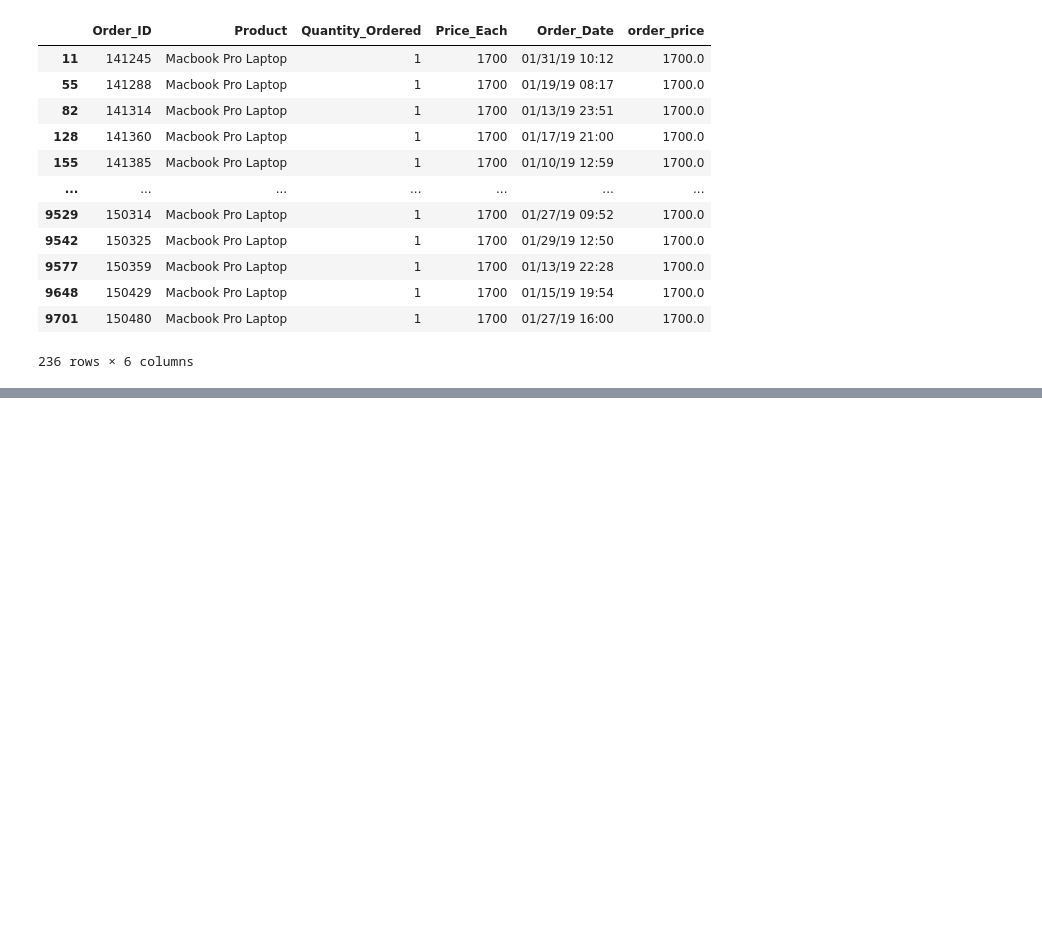
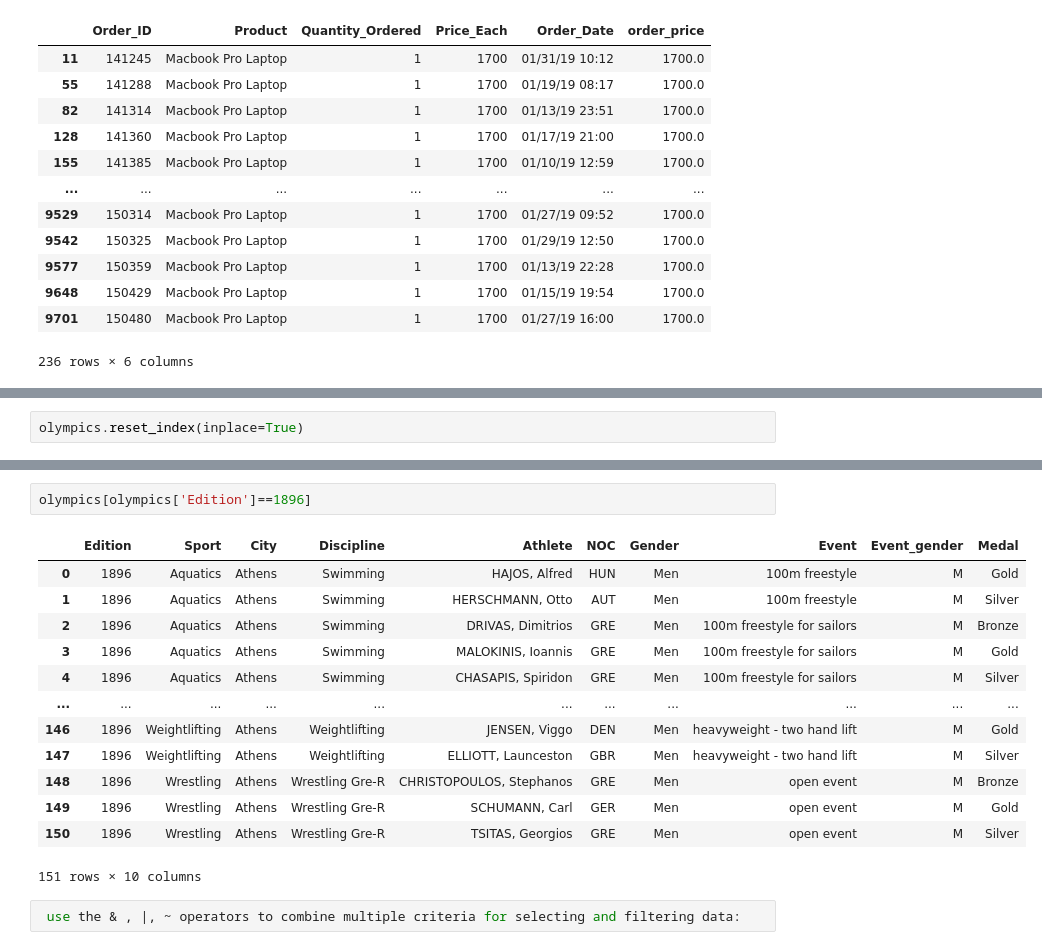
Before and after one commit to Edubridge-karthik/Advance-Python, a Jupyter notebook: EONDA- Pandas on 28th and 29th .ipynb, the cells around one changed output, grey strips where cells are left out. Drawn from its saved outputs; the diff is of its cells as text; blank space fills up the shorter version.

```diff
--- a/EONDA- Pandas on 28th and 29th .ipynb
+++ b/EONDA- Pandas on 28th and 29th .ipynb
@@ -935,0 +1032,2 @@ sales_data.query("(order_price>1600)")
+# %%
+olympics.reset_index(inplace=True)
@@ -935,0 +1066,18 @@ sales_data.query("(order_price>1600)")
+# %%
+olympics[olympics['Edition']==1896]
+# %% [output]
+|  | Edition | Sport | City | Discipline | Athlete | NOC | Gender | Event | Event_gender | Medal |
+| 0 | 1896 | Aquatics | Athens | Swimming | HAJOS, Alfred | HUN | Men | 100m freestyle | M | Gold |
+| 1 | 1896 | Aquatics | Athens | Swimming | HERSCHMANN, Otto | AUT | Men | 100m freestyle | M | Silver |
+| 2 | 1896 | Aquatics | Athens | Swimming | DRIVAS, Dimitrios | GRE | Men | 100m freestyle for sailors | M | Bronze |
+| 3 | 1896 | Aquatics | Athens | Swimming | MALOKINIS, Ioannis | GRE | Men | 100m freestyle for sailors | M | Gold |
+| 4 | 1896 | Aquatics | Athens | Swimming | CHASAPIS, Spiridon | GRE | Men | 100m freestyle for sailors | M | Silver |
+| ... | ... | ... | ... | ... | ... | ... | ... | ... | ... | ... |
+| 146 | 1896 | Weightlifting | Athens | Weightlifting | JENSEN, Viggo | DEN | Men | heavyweight - two hand lift | M | Gold |
+| 147 | 1896 | Weightlifting | Athens | Weightlifting | ELLIOTT, Launceston | GBR | Men | heavyweight - two hand lift | M | Silver |
+| 148 | 1896 | Wrestling | Athens | Wrestling Gre-R | CHRISTOPOULOS, Stephanos | GRE | Men | open event | M | Bronze |
+| 149 | 1896 | Wrestling | Athens | Wrestling Gre-R | SCHUMANN, Carl | GER | Men | open event | M | Gold |
+| 150 | 1896 | Wrestling | Athens | Wrestling Gre-R | TSITAS, Georgios | GRE | Men | open event | M | Silver |
+151 rows × 10 columns
+# %%
+ use the & , |, ~ operators to combine multiple criteria for selecting and filtering data:
```
Also changed, not shown: parts of 71 cells of this notebook.
